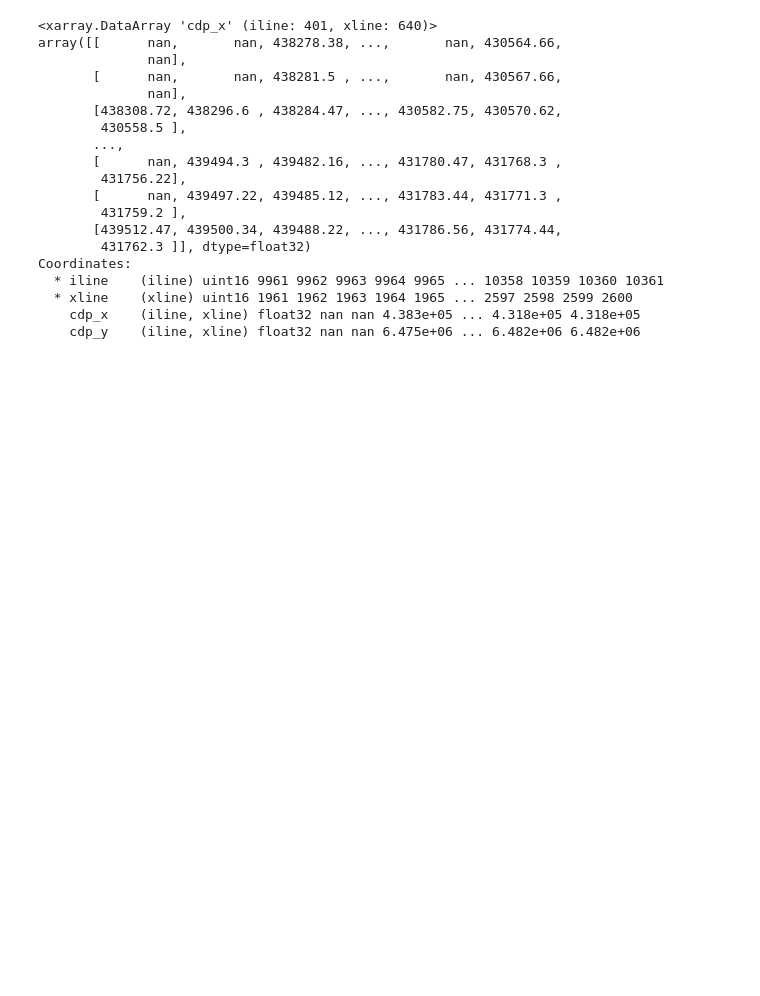
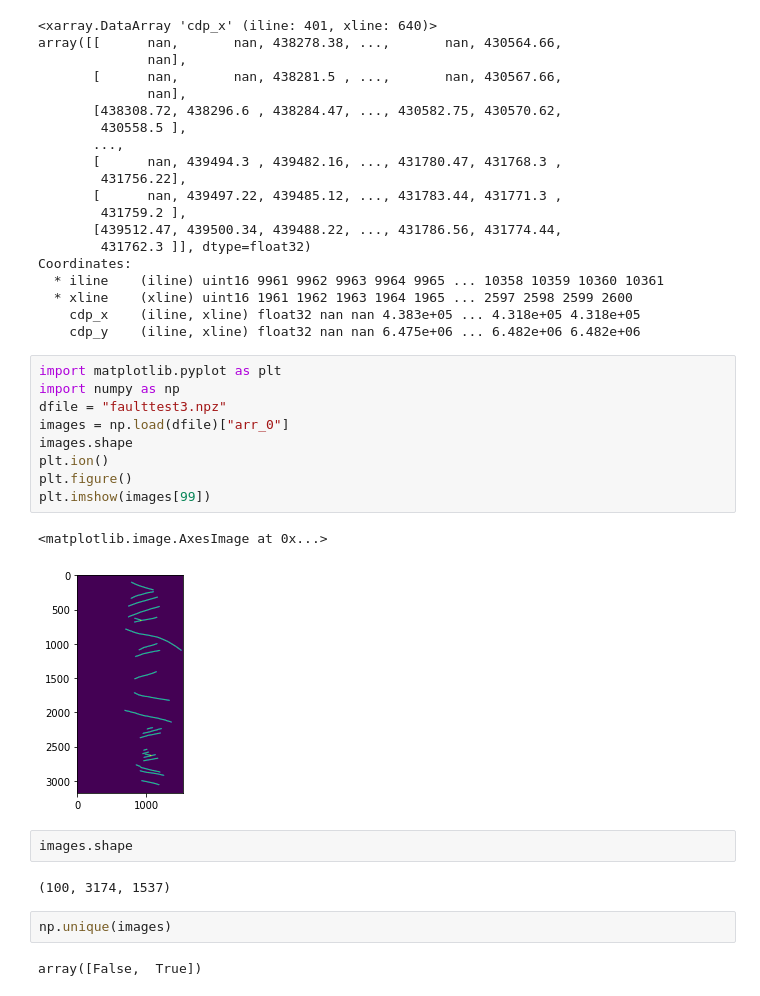
Before and after one commit to Dnbg1982/Oil-Gas-Projects, a Jupyter notebook: Exploration/Notebooks/SegY_Files.ipynb, the cells around one changed output. Cells and saved outputs as stored; diff of their text form; blank space fills up the shorter version.

```diff
--- a/Exploration/Notebooks/SegY_Files.ipynb
+++ b/Exploration/Notebooks/SegY_Files.ipynb
@@ -439,3 +439,23 @@ Coordinates:
   * xline    (xline) uint16 1961 1962 1963 1964 1965 ... 2597 2598 2599 2600
     cdp_x    (iline, xline) float32 nan nan 4.383e+05 ... 4.318e+05 4.318e+05
     cdp_y    (iline, xline) float32 nan nan 6.475e+06 ... 6.482e+06 6.482e+06
+# %%
+import matplotlib.pyplot as plt
+import numpy as np
+dfile = "faulttest3.npz"
+images = np.load(dfile)["arr_0"]
+images.shape
+plt.ion()
+plt.figure()
+plt.imshow(images[99])
+# %% [output]
+<matplotlib.image.AxesImage at 0x...>
+[figure, added]
+# %%
+images.shape
+# %% [output]
+(100, 3174, 1537)
+# %%
+np.unique(images)
+# %% [output]
+array([False,  True])
```
Also changed, not shown: parts of 2 cells of this notebook, 6 other files.
